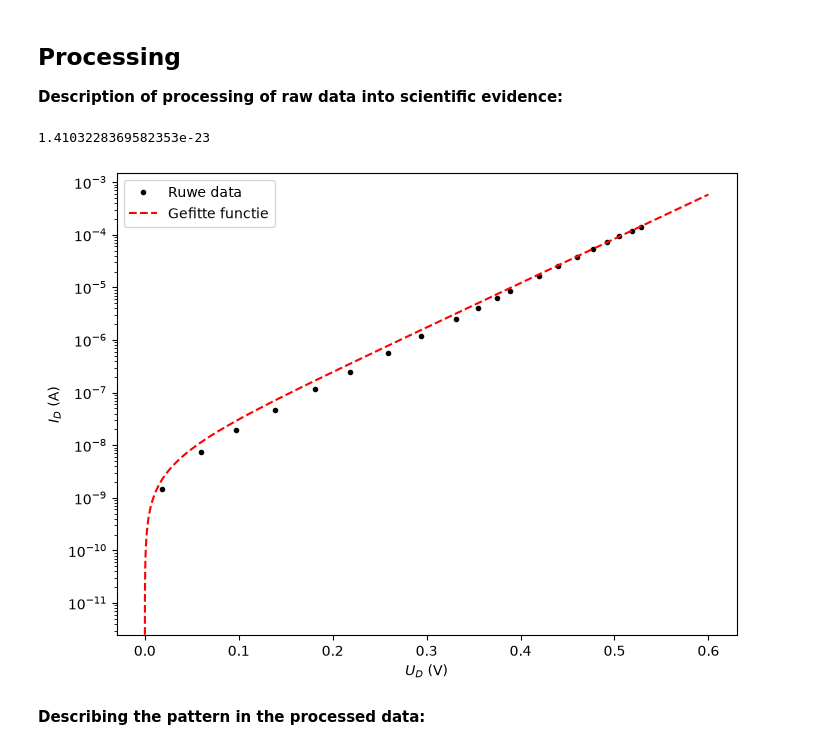
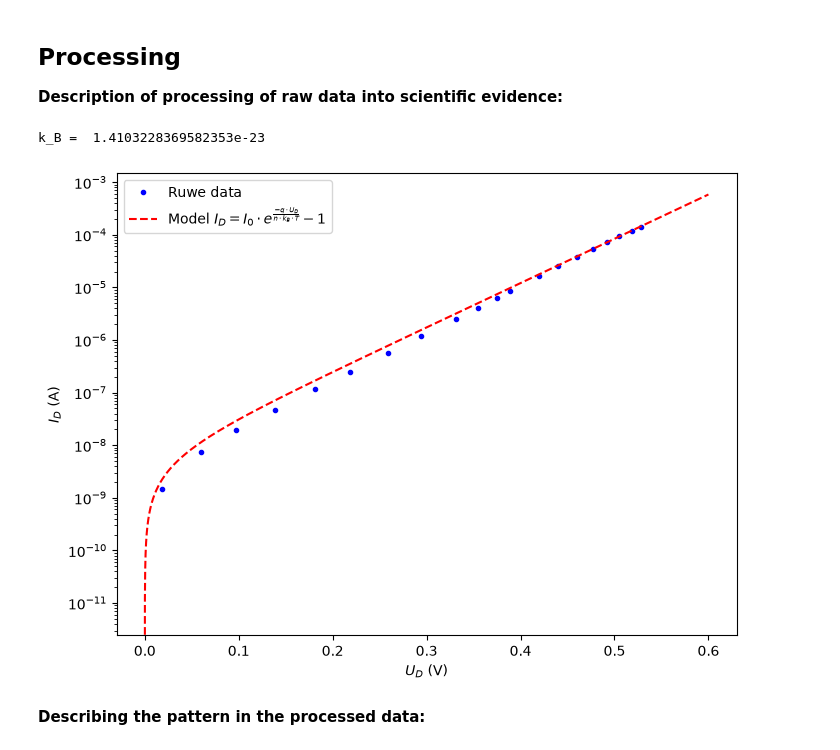
Before and after one commit to Feltse/IP2_Boltzmann_experiment, a Jupyter notebook: content/tn13015_exp/BM_labjournaal.ipynb, the cells around one changed output. Cells and saved outputs as stored; diff of their text form; code cells hidden in the pictures.

Commit message:
Added changes to the plot.

```diff
--- a/content/tn13015_exp/BM_labjournaal.ipynb
+++ b/content/tn13015_exp/BM_labjournaal.ipynb
@@ -72,38 +72,38 @@ I_2 = 1.407e-3
 #Data processing and analysis:j
 #Beginwaarden
 
 R_1 = Resistances_5_5[7]
 R_2 = Resistances_5_5[5]
 R_3 = Resistances_5_5[1]
 
 n = 2.0
 T = 293
 q = -1.602e-19
 
 U_B = np.array([0.20, 0.66, 1.07, 1.52, 2.00, 2.42, 2.89, 3.35, 3.90, 4.33, 4.79, 5.19, 6.40, 7.57, 9.22, 11.18, 13.38, 15.88, 18.86, 21.48])
 U_1 = np.array([0.015e-3, 0.074e-3, 0.193e-3, 0.474e-3, 1.166e-3, 2.514e-3, 5.633e-3, 11.741e-3, 25.188e-3, 41.083e-3, 62.341e-3, 85.067e-3, 164.970e-3, 0.25170, 0.38267, 0.54477, 0.73033, 0.94583, 1.20450, 1.43428])
 U_D = R_3*U_B/(R_3+R_2)-U_1
 I_D = U_1/R_1
 
 def f_Boltzmann(U_Diode, I_0, k_B):
     return I_0*(np.exp(-q*U_Diode/(n*k_B*T))-1)
 
 val, cov = curve_fit(f_Boltzmann, U_D, I_D, p0=[1.0e-9, 1.38e-23])
-print(val[1])
+print("k_B = ", val[1])
 x_test = np.linspace(0, 0.6, 10000)
 y_fit = f_Boltzmann(x_test,*val)
 
 plt.figure(figsize=(8, 6))
-plt.plot(U_D, I_D, "k.", label="Ruwe data")
-plt.plot(x_test, y_fit, "r--", label="Gefitte functie")
+plt.plot(U_D, I_D, "b.", label="Ruwe data")
+plt.plot(x_test, y_fit, "r--", label=r"Model $I_{D} = I_{0}\cdot e^{\frac {-q\cdot U_{D}} {n\cdot k_{B}\cdot T}} - 1$")
 plt.xlabel("$U_D$ (V)")
 plt.ylabel("$I_D$ (A)")
 plt.yscale("log")
 plt.legend()
 plt.show()
 # %% [output]
-1.4103228369582353e-23
+k_B =  1.4103228369582353e-23
-[figure, old version]
+[figure, new version]
 # %%
 #Data processing and analysis:
 # %%
```
